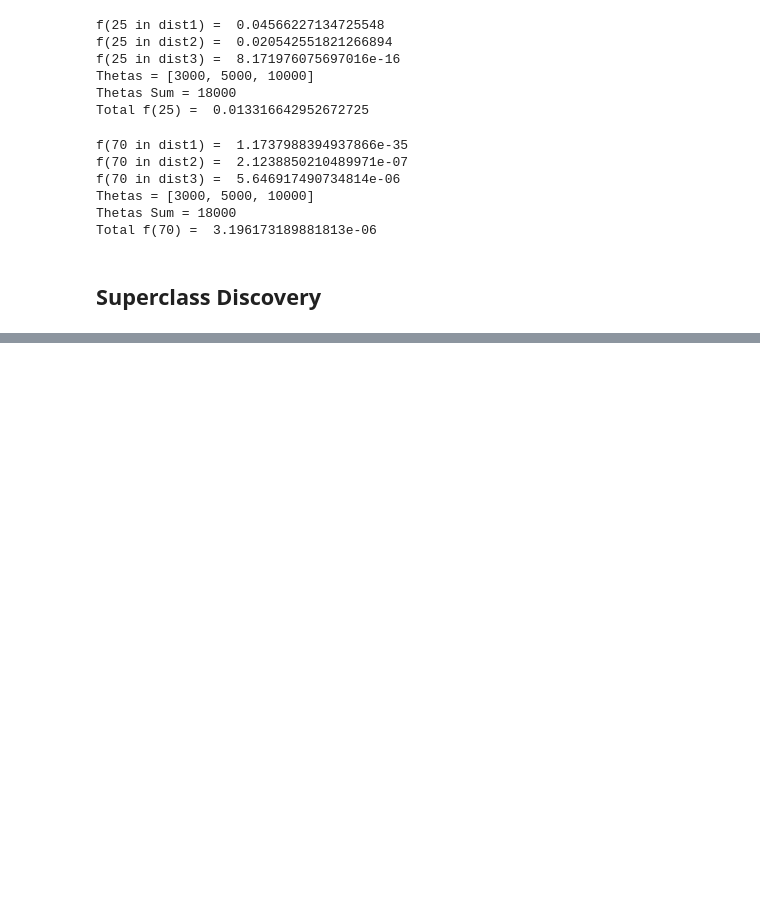
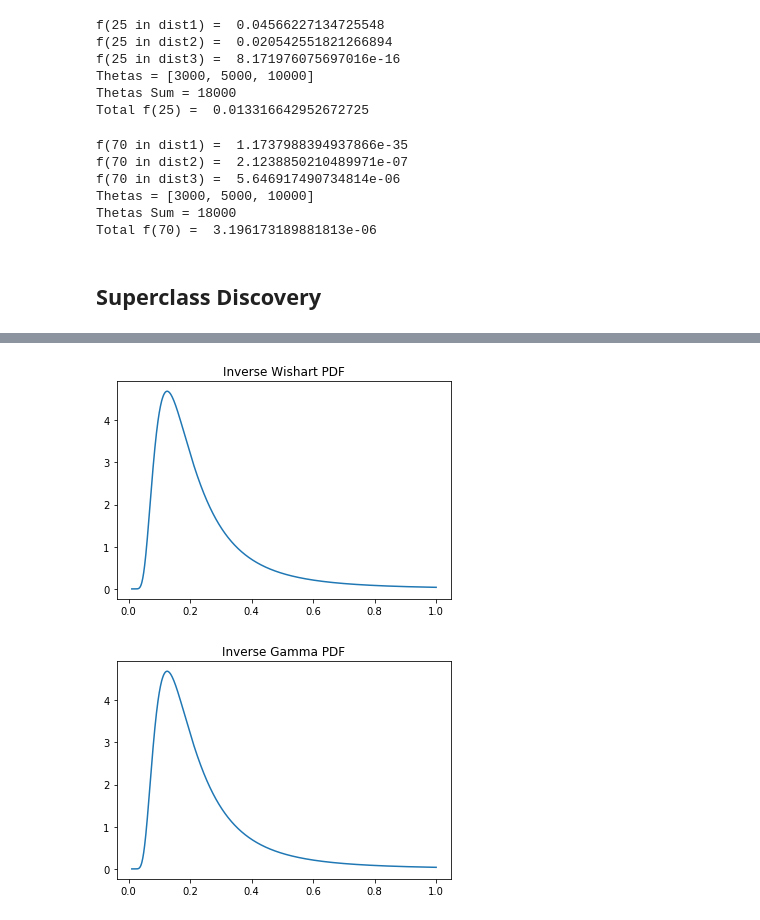
Before and after one commit to ronaldpereira/oriented-project-machine-learning, a Jupyter notebook: poc2/Distribution Density.ipynb, the cells around one changed output, grey strips where cells are left out. Cells and saved outputs as stored; diff of their text form; code cells hidden in the pictures; blank space fills up the shorter version.

```diff
--- a/poc2/Distribution Density.ipynb
+++ b/poc2/Distribution Density.ipynb
@@ -166,0 +205,20 @@ Beta = 0.0000
+# %%
+import matplotlib.pyplot as plt
+from scipy.stats import invwishart, invgamma
+
+x = np.linspace(0.01, 1, 1000)
+
+iw = invwishart.pdf(x, df=6, scale=1)
+
+plt.plot(x, iw)
+plt.title("Inverse Wishart PDF")
+plt.show()
+
+ig = invgamma.pdf(x, 6 / 2.0, scale=1.0 / 2)
+
+plt.plot(x, ig)
+plt.title("Inverse Gamma PDF")
+plt.show()
+# %% [output]
+[figure, added]
+[figure, added]
```
Also changed, not shown: parts of 9 cells of this notebook.
